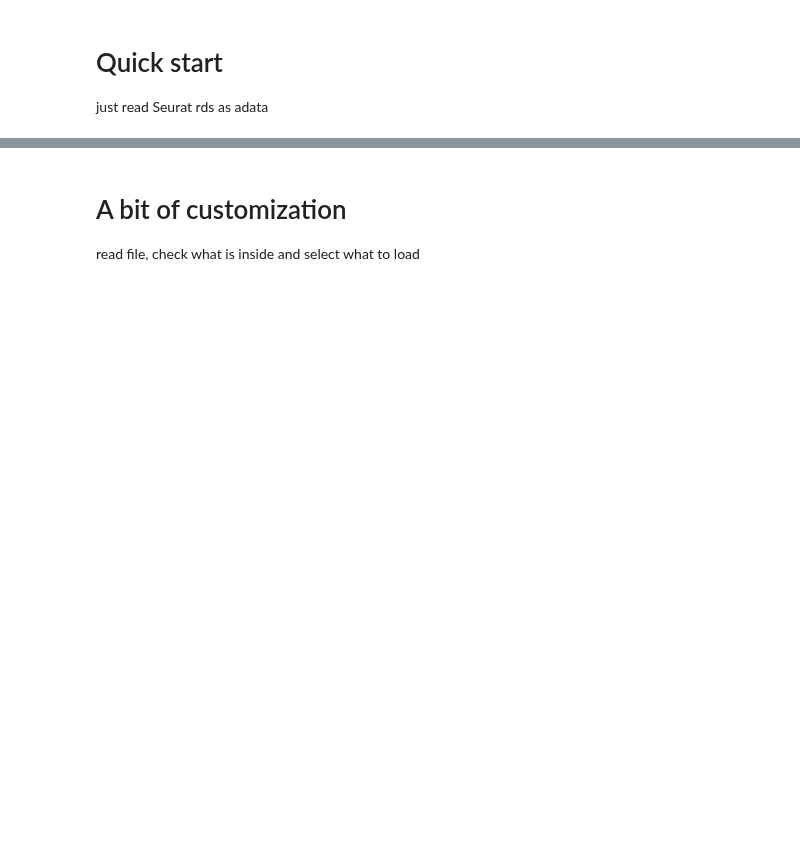
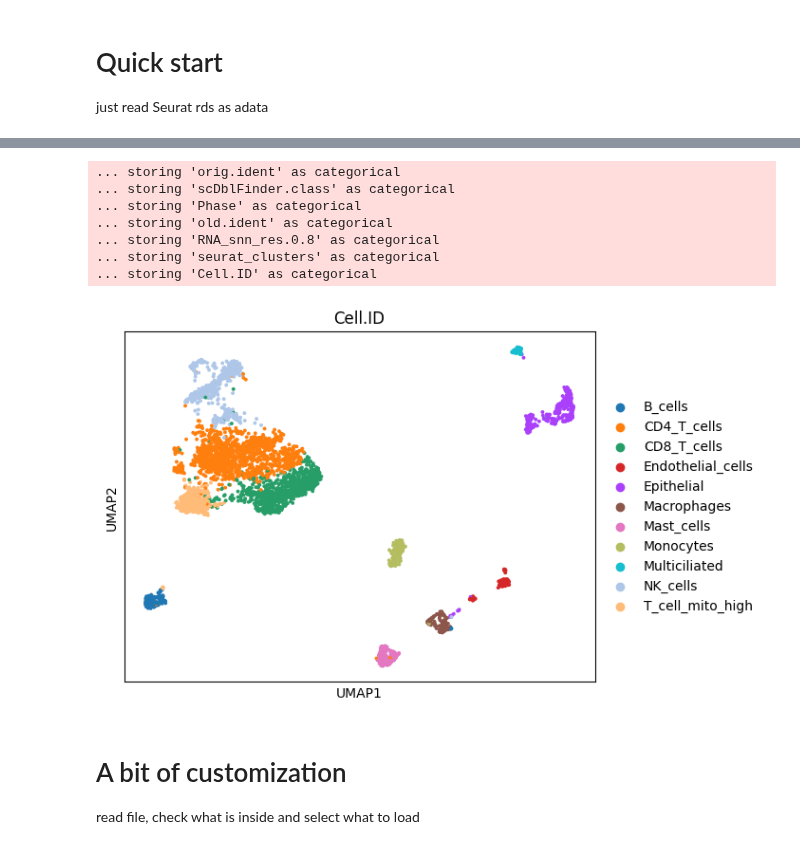
Before and after one commit to cellgeni/py8rds, a Jupyter notebook: tutorials/tutorial.ipynb, the cells around one changed output, grey strips where cells are left out. Cells and saved outputs as stored; diff of their text form; code cells hidden in the pictures; blank space fills up the shorter version.

```diff
--- a/tutorials/tutorial.ipynb
+++ b/tutorials/tutorial.ipynb
@@ -8,6 +18,6 @@ import scanpy as sc
 # Quick start
 just read Seurat rds as adata
 # %%
-adata = rdd.seurat2adata("/nfs/cellgeni/pasham/code/rds-py/rds/seurat.rds")
+adata = py8rds.seurat2adata("GSE268542_HuLu2023.RDS")
 adata
 # %% [output]
@@ -18,3 +45,14 @@ AnnData object with n_obs × n_vars = 972 × 36601
+# %%
+sc.pl.embedding(adata,color='Cell.ID',basis='umap')
+# %% [output]
+... storing 'orig.ident' as categorical
+... storing 'scDblFinder.class' as categorical
+... storing 'Phase' as categorical
+... storing 'old.ident' as categorical
+... storing 'RNA_snn_res.0.8' as categorical
+... storing 'seurat_clusters' as categorical
+... storing 'Cell.ID' as categorical
+[figure, added]
 # %% [markdown]
 # A bit of customization
 read file, check what is inside and select what to load
```
Also changed, not shown: parts of 40 cells of this notebook, 1 other file.
